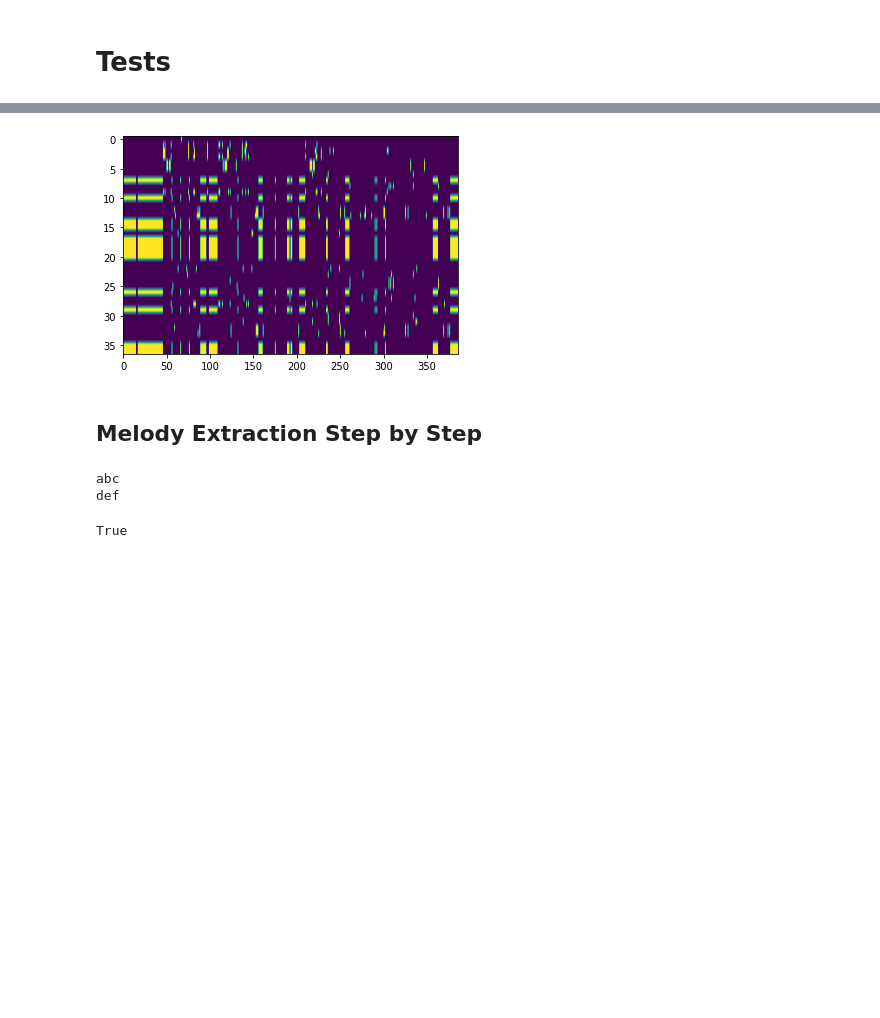
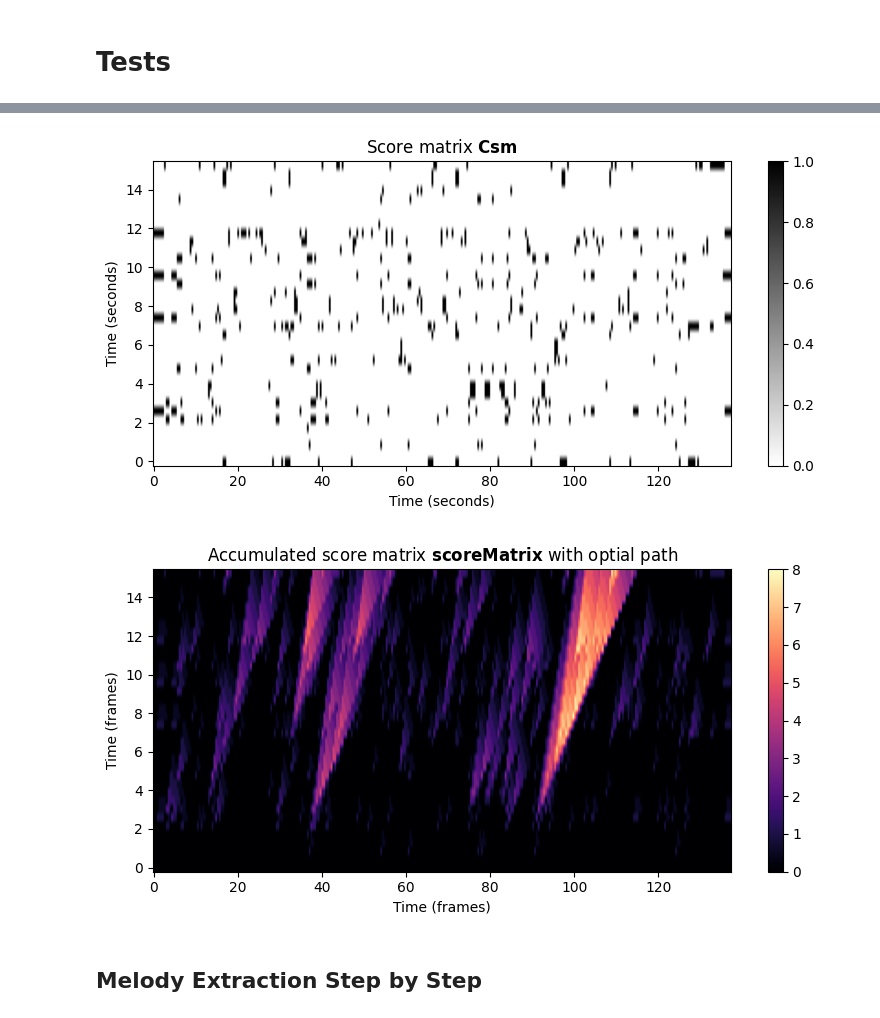
Before and after one commit to anacalhau/query_by_humming, a Jupyter notebook: src/melody_extraction_stepbystep.ipynb, the cells around one changed output, grey strips where cells are left out. Saved outputs shown, nothing was run; the diff lists cells and outputs as text; code cells hidden in the pictures; blank space fills up the shorter version.

```diff
--- a/src/melody_extraction_stepbystep.ipynb
+++ b/src/melody_extraction_stepbystep.ipynb
@@ -239,10 +240,6 @@ print(features_query["chromagram"].shape, features_ref["chromagram"].shape)
 # %%
-pChromaCrossSim = ChromaCrossSimilarity(frameStackSize=1)
-pCoverSongSim = CoverSongSimilarity(alignmentType="serra09")
+pChromaCrossSim = ChromaCrossSimilarity(frameStackSize=1, binarizePercentile=0.095)
+pCoverSongSim = CoverSongSimilarity(alignmentType="serra09") # {"serra09", "chen17"}
 
 csm = pChromaCrossSim(features_query["chromagram_reduced"].T, features_ref["chromagram_reduced"].T)
 scoreMatrix, distance = pCoverSongSim(csm)
-# %%
-plt_spec = plt.imshow(csm, aspect="auto")
-# %% [output]
-[figure, removed]
@@ -249,3 +249,27 @@ plt_spec = plt.imshow(csm, aspect="auto")
+# %%
+Fs_X = sampleRate/hopSize/block_chromagram
+penalty=-2
+figsize=(8, 4) # cmap=cmap_penalty,
+cmap_penalty = LibFMP.C4.colormap_penalty(penalty=penalty)
+LibFMP.B.plot_matrix(csm, figsize=figsize,
+                     Fs=Fs_X, Fs_F=Fs_X, aspect='auto', dpi=100,
+                     title='Score matrix $\mathbf{Csm}$',
+                     xlabel='Time (seconds)',
+                     ylabel='Time (seconds)')
+
+plt.tight_layout()
+
+figsize = (8, 4)  # 'gray_r'
+LibFMP.B.plot_matrix(scoreMatrix, figsize=figsize, cmap="magma",
+                     Fs=Fs_X, Fs_F=Fs_X, aspect='auto', dpi=100,
+                     title='Accumulated score matrix $\mathbf{scoreMatrix}$ with optial path',
+                     xlabel='Time (frames)',
+                     ylabel='Time (frames)')
+plt.tight_layout()
+plt.show()
+# %% [output]
+[figure, added]
+[figure, added]
 # %% [markdown]
 ## Melody Extraction Step by Step
 # %%
@@ -306,14 +330,3 @@ axarr[0].set_title('estimated pitch[Hz]')
 axarr[1].plot(time,confidence)
 axarr[1].set_title('pitch confidence')
 plt.show()
-# %%
-x = "abc\ndef"
-print(x)
-# %% [output]
-abc
-def
-# %%
-if "\n" in x:
-    print(True)
-# %% [output]
-True
```
Also changed, not shown: parts of 9 cells of this notebook, 2 other files.
